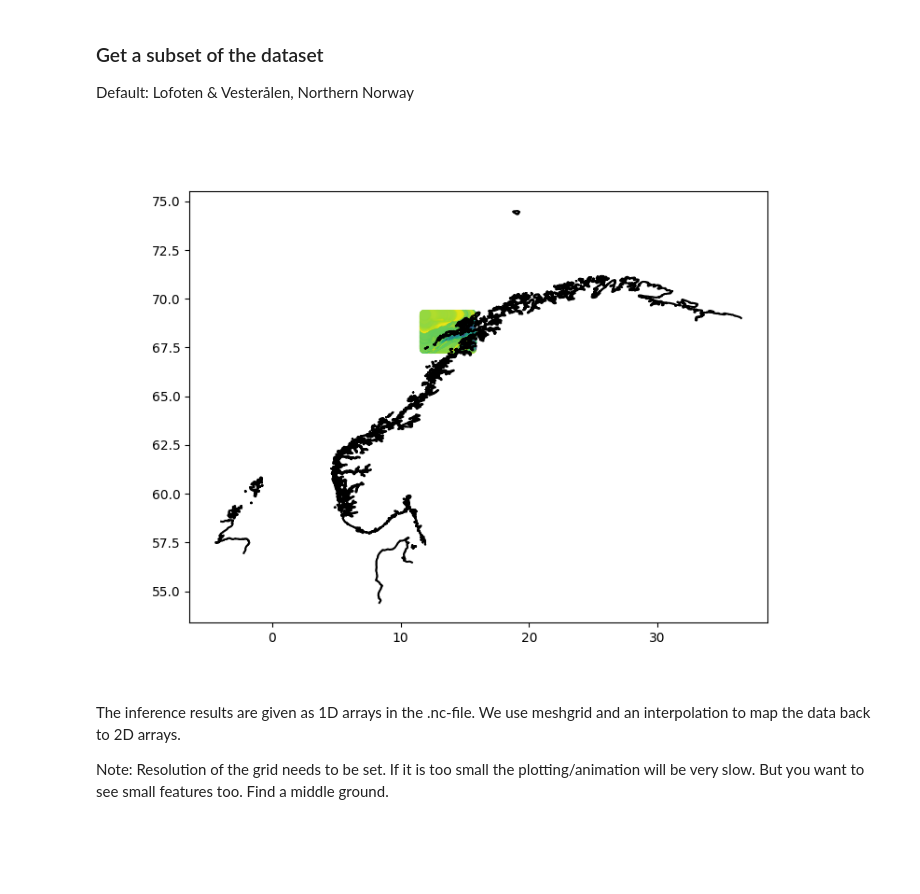
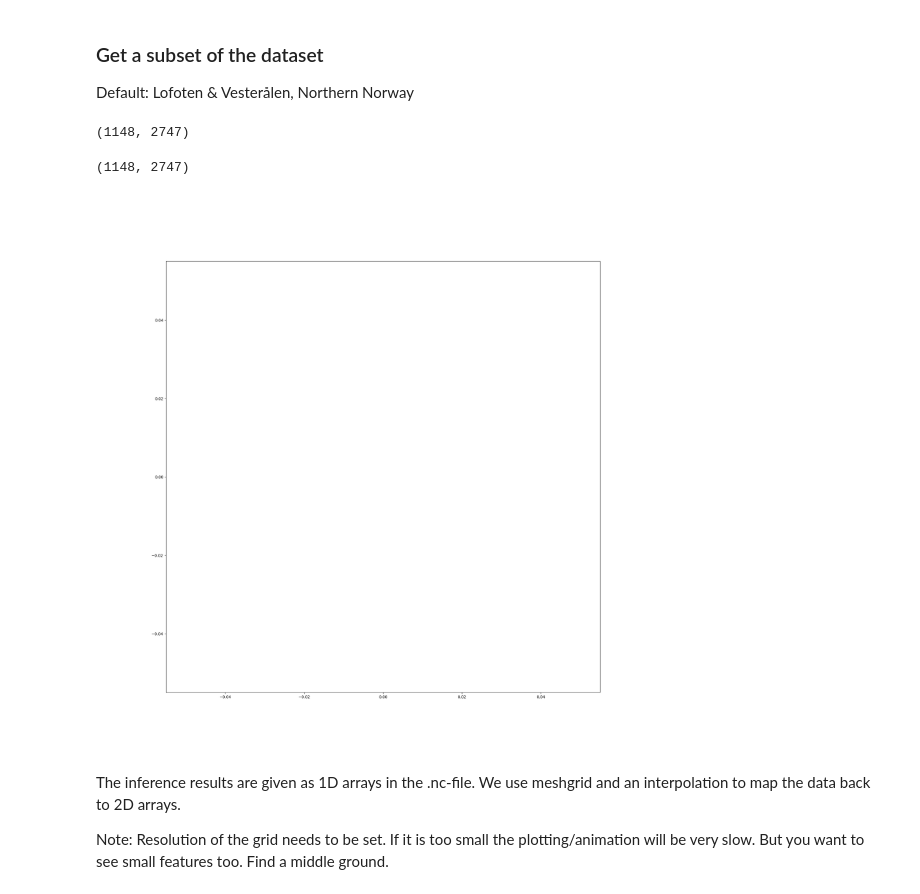
Before and after one commit to metno/ocean-ai, a Jupyter notebook: plot/infer_results.ipynb, the cells around one changed output. Drawn from its saved outputs; the diff is of its cells as text; code cells hidden in the pictures; blank space fills up the shorter version.

Commit message:
unimportant changes, looking at a plot

```diff
--- a/plot/infer_results.ipynb
+++ b/plot/infer_results.ipynb
@@ -13,11 +13,8 @@ from utils import mesh, interpolate, subset_variable, update_anim, simple_mesh_p
 # %% [markdown]
 ### Open the (netcdf) dataset using xarray
 # %%
-dir = '/lustre/storeB/project/fou/hi/foccus/experiments/graph_resolution/'
-#dir = '/lustre/storeB/project/fou/hi/foccus/experiments/temp-jan/'
-#file = dir + '62677636-infer.nc'
-#file = dir + '62677636-infer.nc'
-file = dir + '5/infer-test-5res.nc'
+dir = '/lustre/storeB/project/fou/hi/foccus/experiments/surface-vars/predictions/'
+file = dir + '/template_pred_20240301T01Z.nc'
 ds = xr.open_dataset(file)
 # %% [markdown]
 Select the variable and number of time steps
@@ -46,4 +43,8 @@ var, lat, lon = subset_variable(var_norway,latitude,longitude,lat_min,lat_max,lo
 #var = var_norway
 #lat = latitude
 #lon = longitude
+# %%
+var.shape
+# %% [output]
+(1148, 2747)
 # %%
@@ -51,9 +52,21 @@ from utils import plot_landmask
+# %%
+var, lat, lon = transform_1d_to_2d(var,lat,lon)
+# TODO not working since using subset!
+# %%
+np.shape(var)
+# %% [output]
+(1148, 2747)
+# %%
+fig = plt.figure(figsize=(20,20))
+ax = plt.axes()
+
+c = ax.scatter(lon,lat,c=var,s=5)
+# %% [output]
+[figure, added]
 # %%
 fig0, ax0 = plt.subplots(figsize=(8, 6))
 ax0.scatter(lon,lat,c=var[0])
 plot_landmask(ax0)
-# %% [output]
-[figure, removed]
 # %% [markdown]
 The inference results are given as 1D arrays in the .nc-file. We use meshgrid and an interpolation to map the data back to 2D arrays.
 
```
Also changed, not shown: parts of 7 cells of this notebook.
